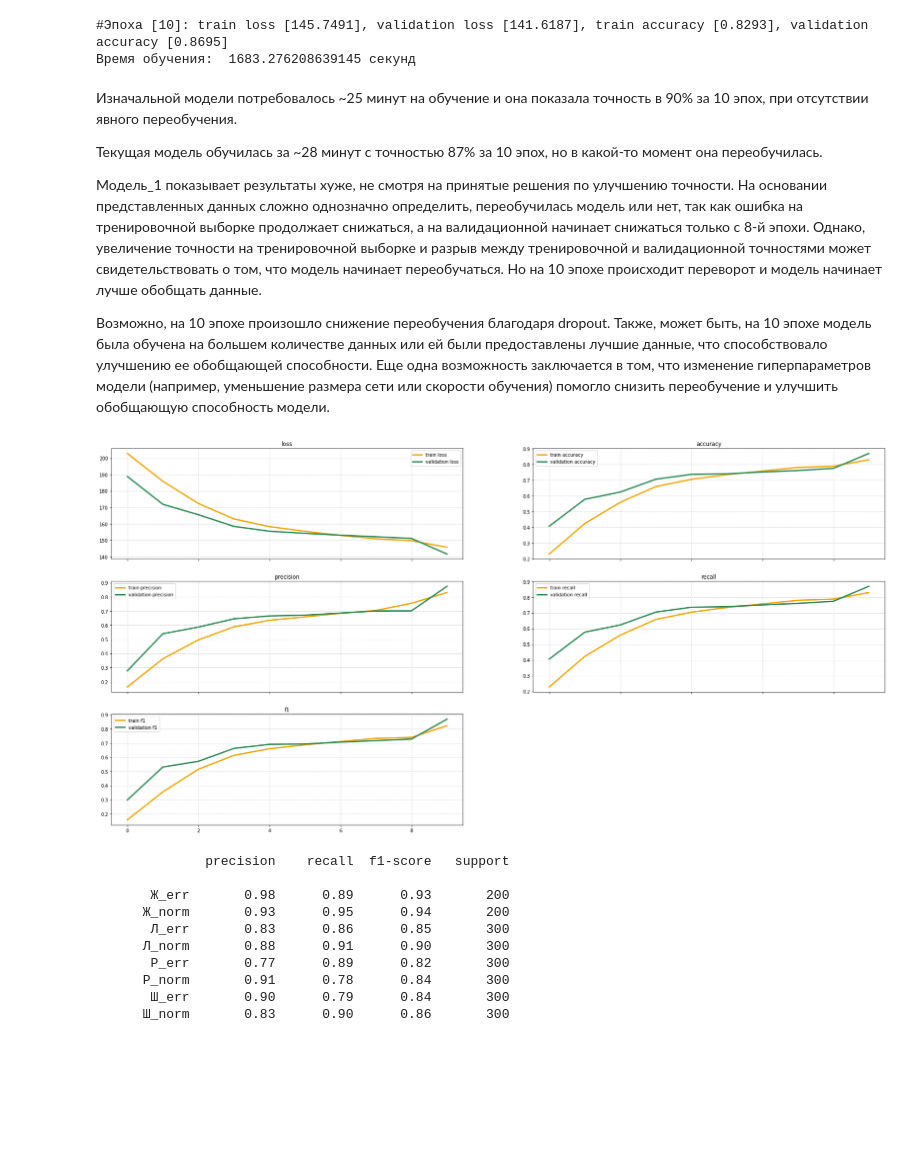
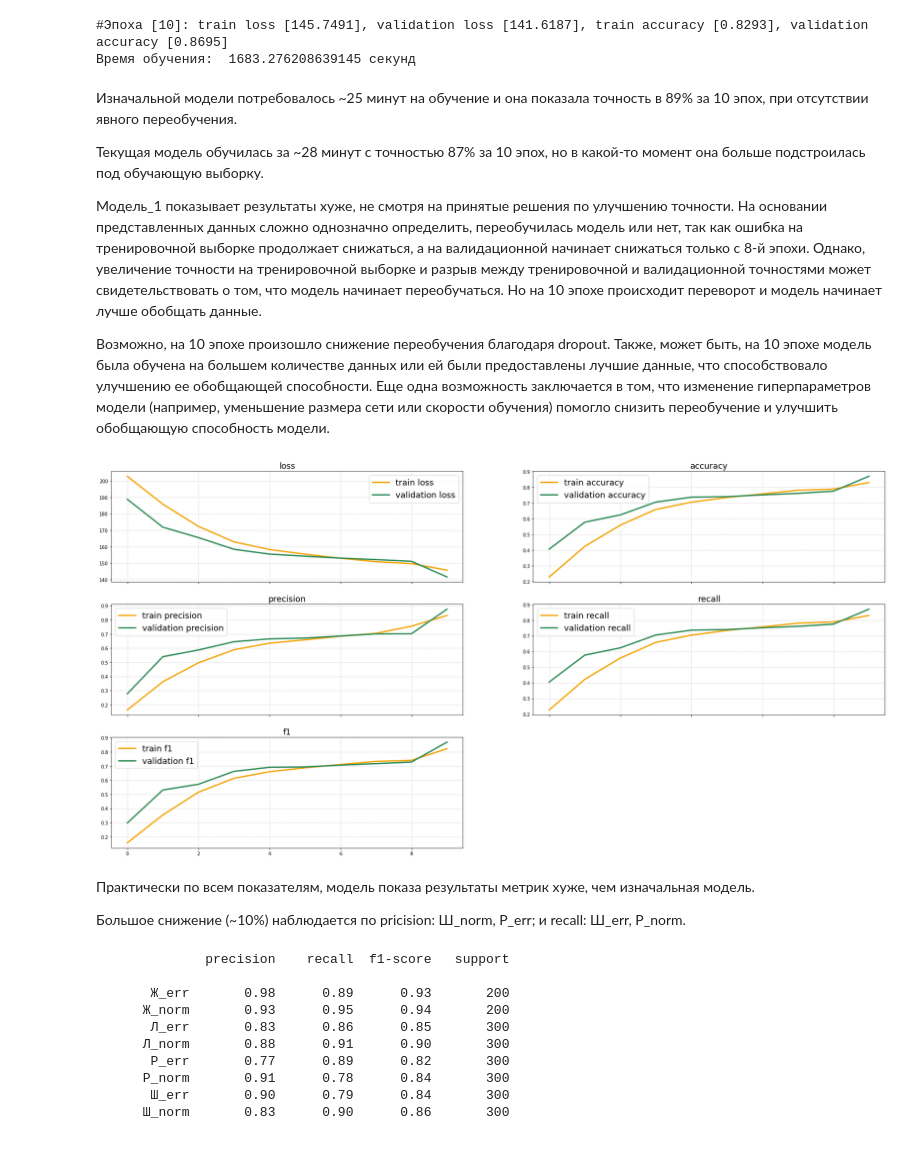
Before and after one commit to Ara-Bog/Kursovaya2, a Jupyter notebook: main.ipynb, the cells around one changed output. Cells and saved outputs as stored; diff of their text form; code cells hidden in the pictures; blank space fills up the shorter version.

```diff
--- a/main.ipynb
+++ b/main.ipynb
@@ -206,7 +208,7 @@ def plot_metric(result_df, type_="loss", ax_flag=None,
         color="#2E8B57",
         linewidth = 3)
     if title:
-        ax.set_title(type_)
+        ax.set_title(type_, fontsize=fontsize)
     ax.legend(handles=[plt1, plt2], fontsize=fontsize)
 
     if show_xlabel:
@@ -534,21 +539,25 @@ result_1 = train_model(model_1, train_loader, valid_loader, optimizer_1, criteri
 #Эпоха [10]: train loss [145.7491], validation loss [141.6187], train accuracy [0.8293], validation accuracy [0.8695]
 Время обучения:  1683.276208639145 секунд
 # %% [markdown]
-Изначальной модели потребовалось ~25 минут на обучение и она показала точность в 90% за 10 эпох, при отсутствии явного переобучения.
+Изначальной модели потребовалось ~25 минут на обучение и она показала точность в 89% за 10 эпох, при отсутствии явного переобучения.
 
-Текущая модель обучилась за ~28 минут с точностью 87% за 10 эпох, но в какой-то момент она переобучилась.
+Текущая модель обучилась за ~28 минут с точностью 87% за 10 эпох, но в какой-то момент она больше подстроилась под обучающую выборку.
 
 Модель_1 показывает результаты хуже, не смотря на принятые решения по улучшению точности. На основании представленных данных сложно однозначно определить, переобучилась модель или нет, так как ошибка на тренировочной выборке продолжает снижаться, а на валидационной начинает снижаться только с 8-й эпохи. Однако, увеличение точности на тренировочной выборке и разрыв между тренировочной и валидационной точностями может свидетельствовать о том, что модель начинает переобучаться. Но на 10 эпохе происходит переворот и модель начинает лучше обобщать данные.
 
 Возможно, на 10 эпохе произошло снижение переобучения благодаря dropout. Также, может быть, на 10 эпохе модель была обучена на большем количестве данных или ей были предоставлены лучшие данные, что способствовало улучшению ее обобщающей способности. Еще одна возможность заключается в том, что изменение гиперпараметров модели (например, уменьшение размера сети или скорости обучения) помогло снизить переобучение и улучшить обобщающую способность модели.
 # %%
-plot_metrics(result_1, figsize=(30, 15))
+plot_metrics(result_1, figsize=(30, 15), fontsize=18)
 # %% [output]
-[figure, old version]
+[figure, new version]
 # %%
 y_true_1, y_pred_1, loss_1 = test(model_1, test_loader, criterion_1)
 y_true_1, y_pred_1 = y_true_1.cpu(), y_pred_1.cpu()
 metrcis_1 = get_metrics(y_true_1, y_pred_1)
+# %% [markdown]
+Практически по всем показателям, модель показа результаты метрик хуже, чем изначальная модель.
+
+Большое снижение (~10%) наблюдается по pricision: Ш_norm, Р_err; и recall: Ш_err, Р_norm.
 # %%
 print(classification_report(y_true_1, y_pred_1, zero_division=0, target_names=test_dataset.getLabels()))
 # %% [output]
```
Also changed, not shown: parts of 16 cells of this notebook.
